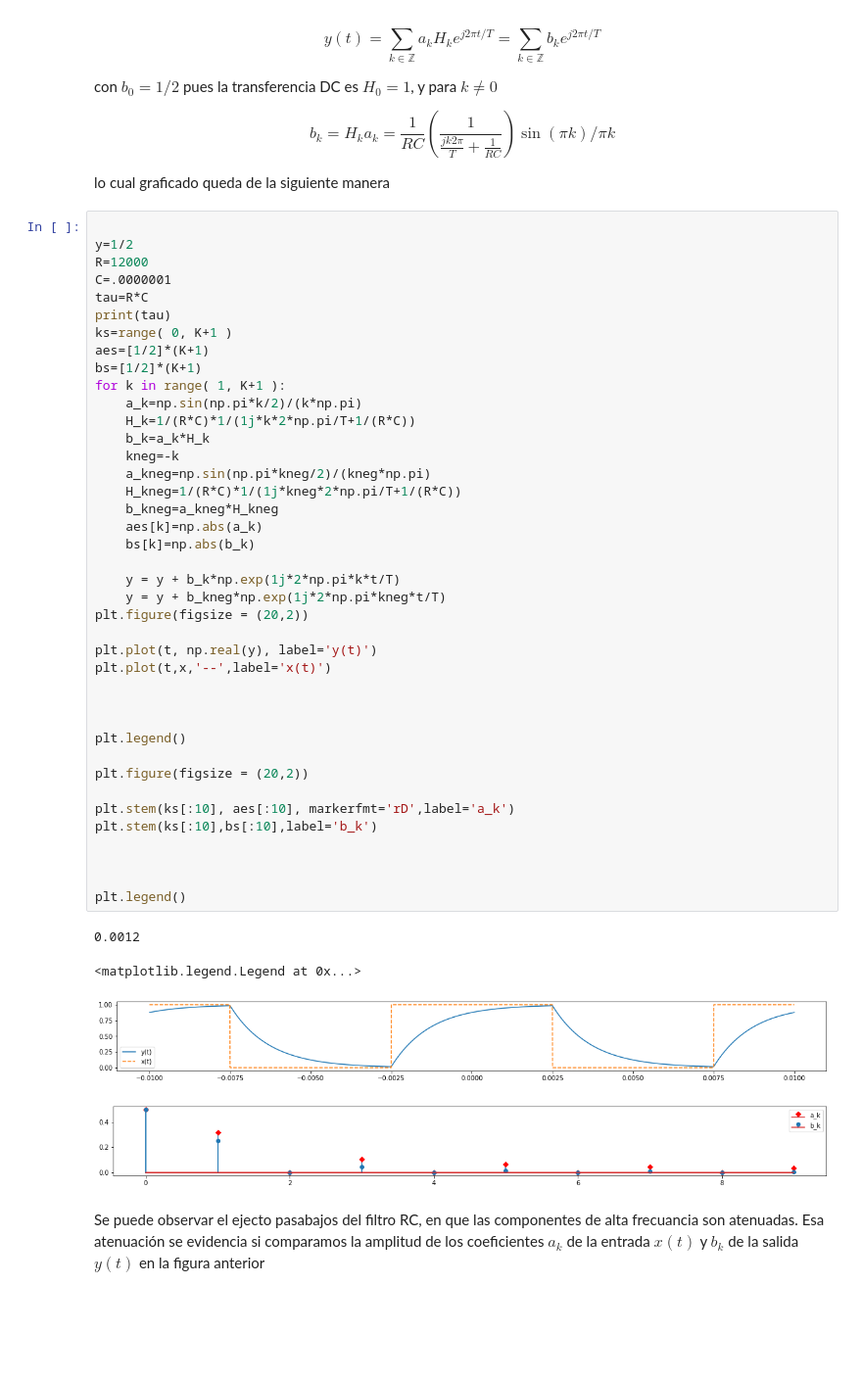
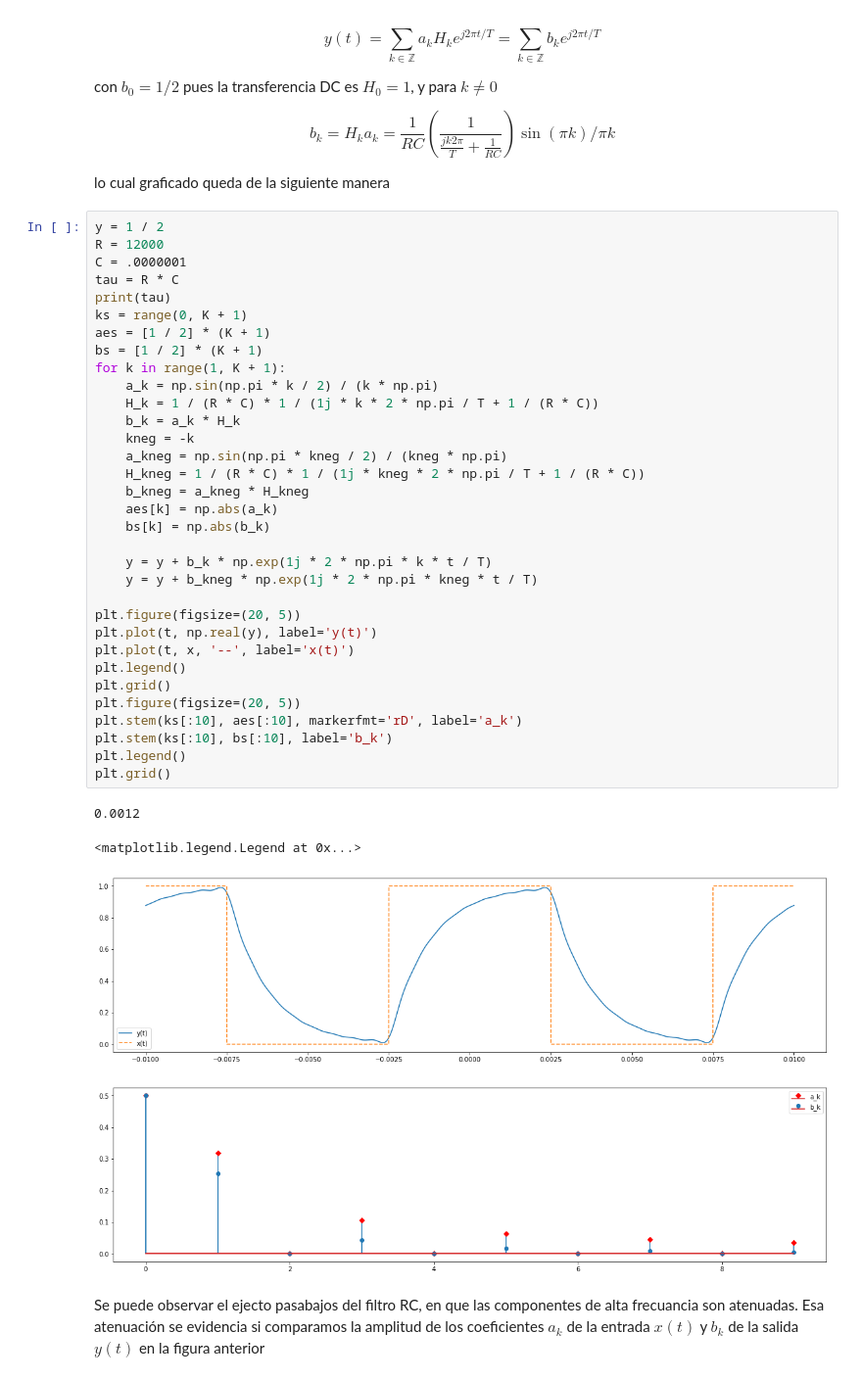
Before and after one commit to seys-fing/scripts, a Jupyter notebook: seys_04_onda_cuadrada_filtrada.ipynb, the cells around one changed output. Shown: that part at 98% size. Cells and saved outputs as stored; diff of their text form; blank space fills up the shorter version.

```diff
--- a/seys_04_onda_cuadrada_filtrada.ipynb
+++ b/seys_04_onda_cuadrada_filtrada.ipynb
@@ -82,49 +74,42 @@ $$b_k=H_k a_k= \frac{1}{RC} \left(\frac{1}{\frac{j k2\pi}{T} +\frac{1}{RC}}\righ
 
 lo cual graficado queda de la siguiente manera
 # %%
+y = 1 / 2
+R = 12000
+C = .0000001
+tau = R * C
+print(tau)
+ks = range(0, K + 1)
+aes = [1 / 2] * (K + 1)
+bs = [1 / 2] * (K + 1)
+for k in range(1, K + 1):
+    a_k = np.sin(np.pi * k / 2) / (k * np.pi)
+    H_k = 1 / (R * C) * 1 / (1j * k * 2 * np.pi / T + 1 / (R * C))
+    b_k = a_k * H_k
+    kneg = -k
+    a_kneg = np.sin(np.pi * kneg / 2) / (kneg * np.pi)
+    H_kneg = 1 / (R * C) * 1 / (1j * kneg * 2 * np.pi / T + 1 / (R * C))
+    b_kneg = a_kneg * H_kneg
+    aes[k] = np.abs(a_k)
+    bs[k] = np.abs(b_k)
 
-y=1/2
-R=12000
-C=.0000001
-tau=R*C
-print(tau)
-ks=range( 0, K+1 )
-aes=[1/2]*(K+1)
-bs=[1/2]*(K+1)
-for k in range( 1, K+1 ):
-    a_k=np.sin(np.pi*k/2)/(k*np.pi)
-    H_k=1/(R*C)*1/(1j*k*2*np.pi/T+1/(R*C))
-    b_k=a_k*H_k
-    kneg=-k
-    a_kneg=np.sin(np.pi*kneg/2)/(kneg*np.pi)
-    H_kneg=1/(R*C)*1/(1j*kneg*2*np.pi/T+1/(R*C))
-    b_kneg=a_kneg*H_kneg
-    aes[k]=np.abs(a_k)
-    bs[k]=np.abs(b_k)
+    y = y + b_k * np.exp(1j * 2 * np.pi * k * t / T)
+    y = y + b_kneg * np.exp(1j * 2 * np.pi * kneg * t / T)
 
-    y = y + b_k*np.exp(1j*2*np.pi*k*t/T)
-    y = y + b_kneg*np.exp(1j*2*np.pi*kneg*t/T)
-plt.figure(figsize = (20,2))
-
+plt.figure(figsize=(20, 5))
 plt.plot(t, np.real(y), label='y(t)')
-plt.plot(t,x,'--',label='x(t)')
-
-
-
+plt.plot(t, x, '--', label='x(t)')
 plt.legend()
-
-plt.figure(figsize = (20,2))
-
-plt.stem(ks[:10], aes[:10], markerfmt='rD',label='a_k')
-plt.stem(ks[:10],bs[:10],label='b_k')
-
-
-
+plt.grid()
+plt.figure(figsize=(20, 5))
+plt.stem(ks[:10], aes[:10], markerfmt='rD', label='a_k')
+plt.stem(ks[:10], bs[:10], label='b_k')
 plt.legend()
+plt.grid()
 # %% [output]
 0.0012
 <matplotlib.legend.Legend at 0x...>
-[figure, old version]
+[figure, new version]
-[figure, old version]
+[figure, new version]
 # %% [markdown]
 Se puede observar el ejecto pasabajos del filtro RC, en que las componentes de alta frecuancia son atenuadas. Esa atenuación se evidencia si comparamos la amplitud de los coeficientes $a_k$ de la entrada $x(t)$ y $b_k$ de la salida $y(t)$ en la figura anterior
```
Also changed, not shown: parts of 4 cells of this notebook.
